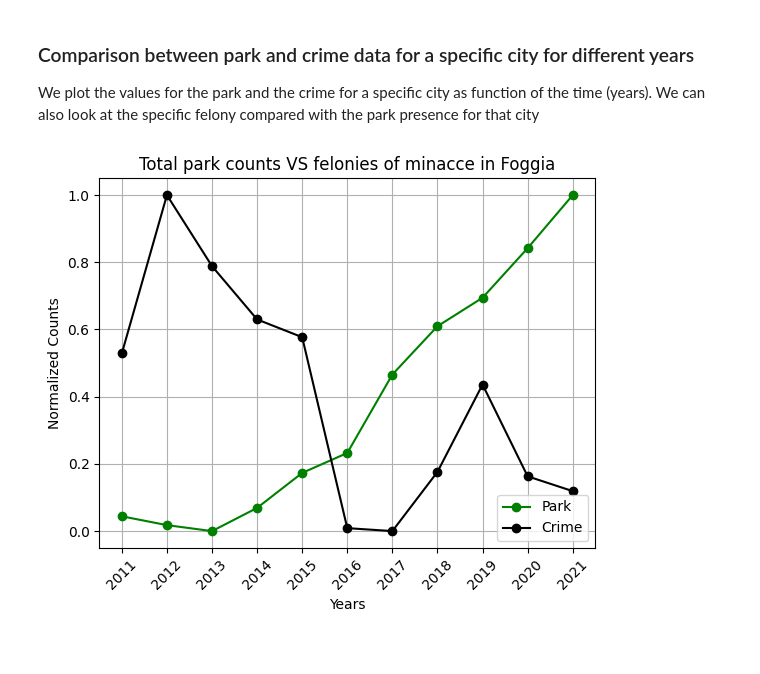
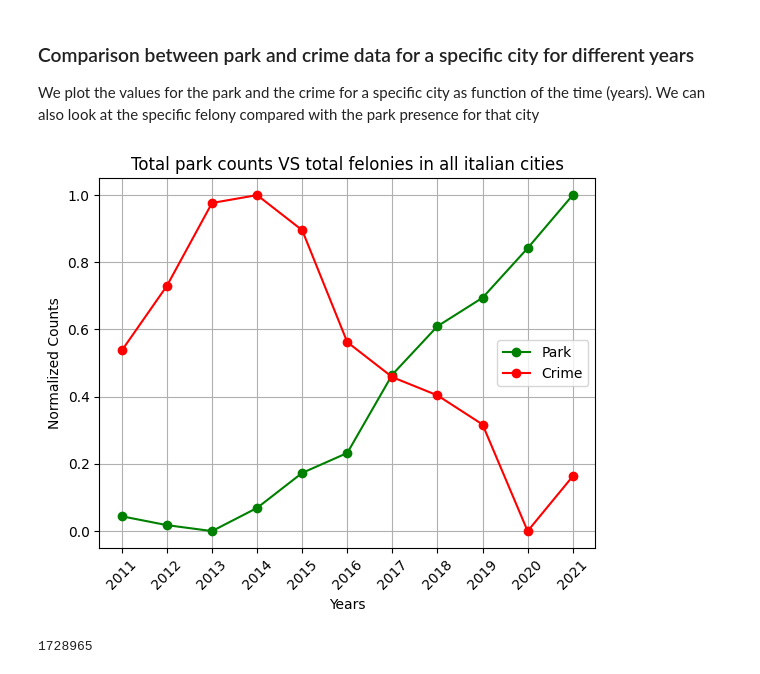
Before and after one commit to leunam10/italian-green-vs-crime-analysis, a Jupyter notebook: notebook/data_exploration.ipynb, the cells around one changed output. Drawn from its saved outputs; the diff is of its cells as text; code cells hidden in the pictures.

```diff
--- a/notebook/data_exploration.ipynb
+++ b/notebook/data_exploration.ipynb
@@ -334,7 +334,7 @@ def crime_park_city_comparison(city, park_df, crime_df, felony, normalization=Tr
             park_y.append(park_df[str(year)].iloc[0])
 
             crime_x.append(year)
-            if(felony == "tot"):
+            if(felony == "all"):
                 if(city == "all"):
                     crime_y.append(crime_df.loc[crime_df["year"]==int(year)]["count"].sum())
                 else:
@@ -357,10 +357,10 @@ def crime_park_city_comparison(city, park_df, crime_df, felony, normalization=Tr
 
     if(normalization):
         ax.plot(park_x, park_y_norm, c="g", marker="o", label="Park")
-        ax.plot(crime_x, crime_y_norm, c="k", marker="o", label="Crime")
+        ax.plot(crime_x, crime_y_norm, c="r", marker="o", label="Crime")
     else:
         ax.plot(park_x, park_y, c="g", marker="o", label="Park")
-        ax.plot(crime_x, crime_y, c="k", marker="o", label="Crime")
+        ax.plot(crime_x, crime_y, c="r", marker="o", label="Crime")
 
 
     if(city == "all" and felony == "all"):
@@ -370,7 +370,7 @@ def crime_park_city_comparison(city, park_df, crime_df, felony, normalization=Tr
     elif(city != "all" and felony == "all"):
         ax.set_title("Total park counts VS total felonies in "+city)
     else:
-        ax.set_title("Total park counts VS felonies of "+felony+" in "+city)
+        ax.set_title("Total park counts VS felonies of "+felony+"in "+city)
 
     ax.tick_params(axis='x', labelrotation=45)
     ax.set_axisbelow(True)
@@ -379,6 +379,10 @@ def crime_park_city_comparison(city, park_df, crime_df, felony, normalization=Tr
     ax.grid()
     ax.legend()
 # %%
-crime_park_city_comparison("Foggia", urban_green_availability_m2_per_inhabitant_df, crime_df, "minacce", True)
+crime_park_city_comparison("all", urban_green_availability_m2_per_inhabitant_df, crime_df, "all", True)
 # %% [output]
-[figure, old version]
+[figure, new version]
+# %%
+crime_df.loc[crime_df["year"]==int(year)]["count"].sum()
+# %% [output]
+1728965
```
